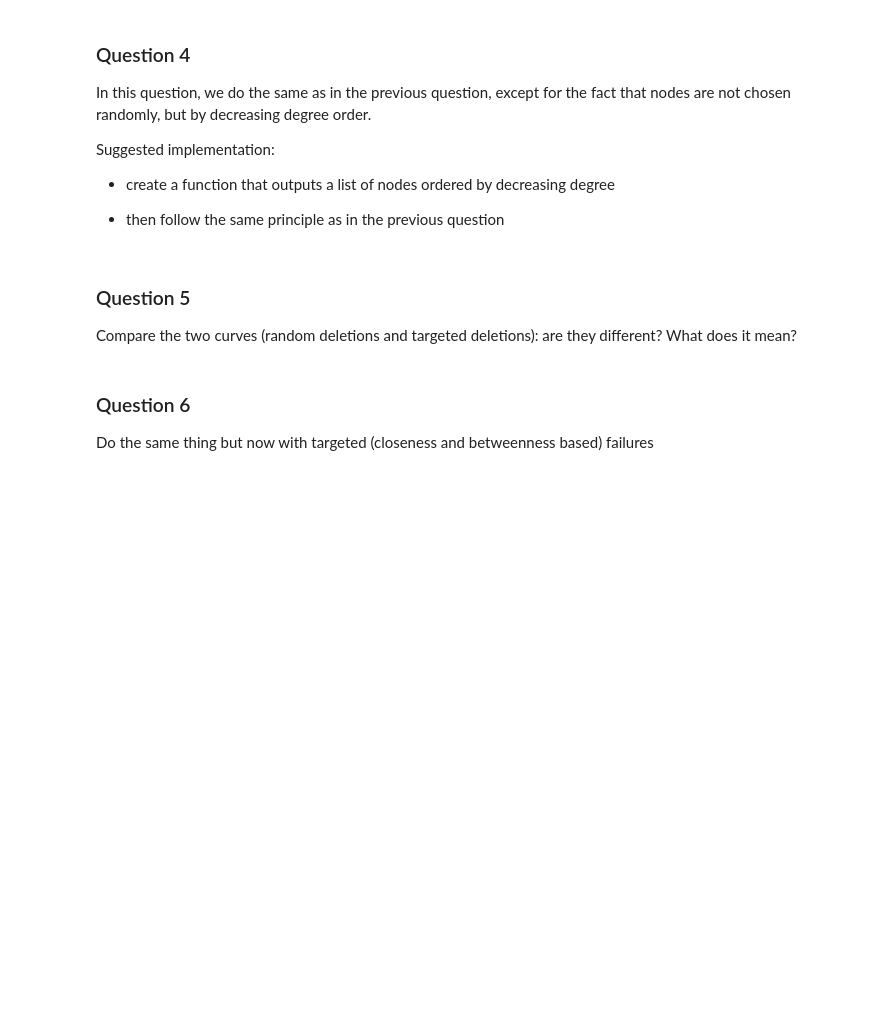
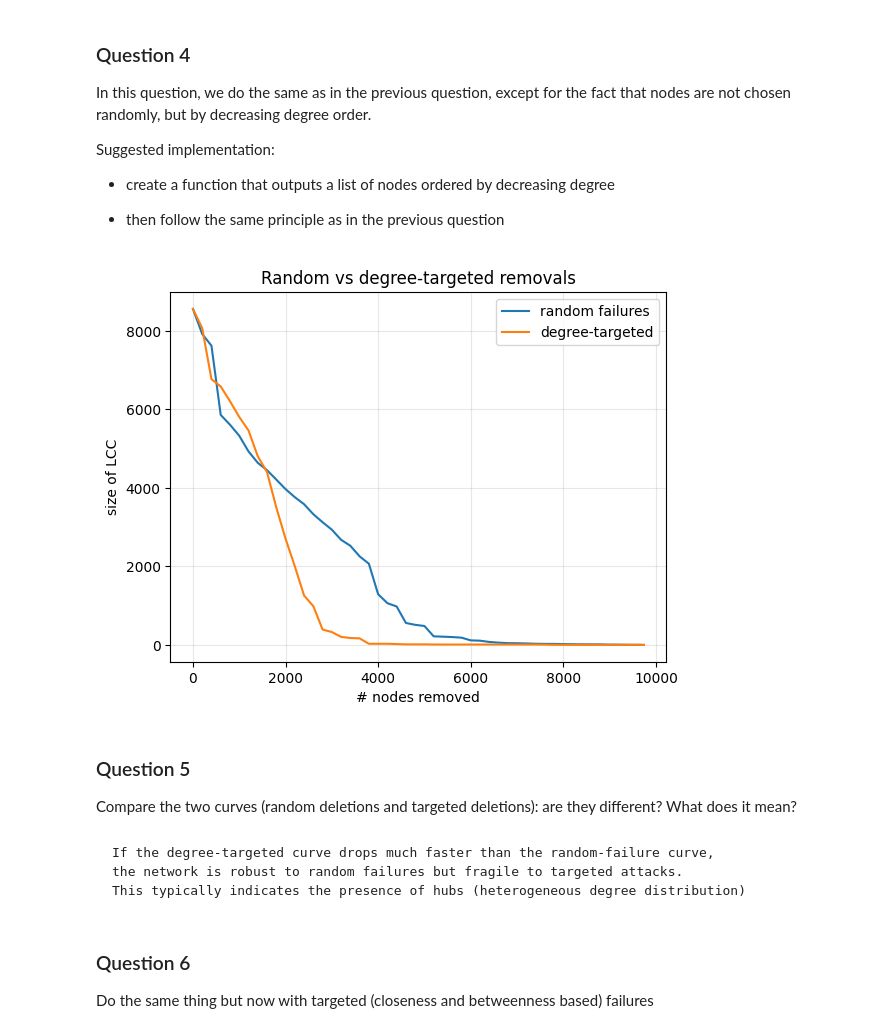
Before and after one commit to Foster-Ellis/GaN-labs, a Jupyter notebook: Lab work 6 TP13/LabWork6-Robustness.ipynb, the cells around one changed output. Saved outputs shown, nothing was run; the diff lists cells and outputs as text; code cells hidden in the pictures; blank space fills up the shorter version.

```diff
--- a/Lab work 6 TP13/LabWork6-Robustness.ipynb
+++ b/Lab work 6 TP13/LabWork6-Robustness.ipynb
@@ -29,3 +51,33 @@ Suggested implementation:
 - Create a function that takes a graph as input and outputs a dictionary of the connected component that each node belongs to. (This function is derived from a BFS).
 
 - Then, create another function which takes the dictionary of the connected components as input and computes the size of the largest connected component of the graph.
+# %%
+def node_to_component(g):
+    """Return dict: node -> component id, using BFS."""
+    comp = {}
+    cid = 0
+
+    for start in g:
+        if start in comp:
+            continue
+        cid += 1
+        q = deque([start])
+        comp[start] = cid
+        while q:
+            u = q.popleft()
+            for v in g[u]:
+                if v in g and v not in comp:
+                    comp[v] = cid
+                    q.append(v)
+    return comp
+
+def lcc_size(g):
+    comp = node_to_component(g)
+    if not comp:
+        return 0
+    counts = {}
+    for c in comp.values():
+        counts[c] = counts.get(c, 0) + 1
+    return max(counts.values())
+
+print("LCC size:", lcc_size(inet))
@@ -57,10 +151,31 @@ Suggested implementation:
 - create a function that outputs a list of nodes ordered by decreasing degree
 
 - then follow the same principle as in the previous question
+# %%
+# Nodes removed in decreasing order of (initial) degree
+order_deg = sorted(inet.keys(), key=lambda u: len(inet[u]), reverse=True)
+
+x_d, y_d = robustness_curve(inet, order_deg, step=200)
+
+plt.figure()
+plt.plot(x_r, y_r, label="random failures")
+plt.plot(x_d, y_d, label="degree-targeted")
+plt.xlabel("# nodes removed")
+plt.ylabel("size of LCC")
+plt.title("Random vs degree-targeted removals")
+plt.grid(True, alpha=0.3)
+plt.legend()
+plt.show()
+# %% [output]
+[figure, added]
 # %% [markdown]
 ### Question 5
 
 Compare the two curves (random deletions and targeted deletions): are they different? What does it mean?
+# %% [markdown]
+    If the degree-targeted curve drops much faster than the random-failure curve,
+    the network is robust to random failures but fragile to targeted attacks.
+    This typically indicates the presence of hubs (heterogeneous degree distribution)
 # %% [markdown]
 ### Question 6
 
```
Also changed, not shown: parts of 5 cells of this notebook.
